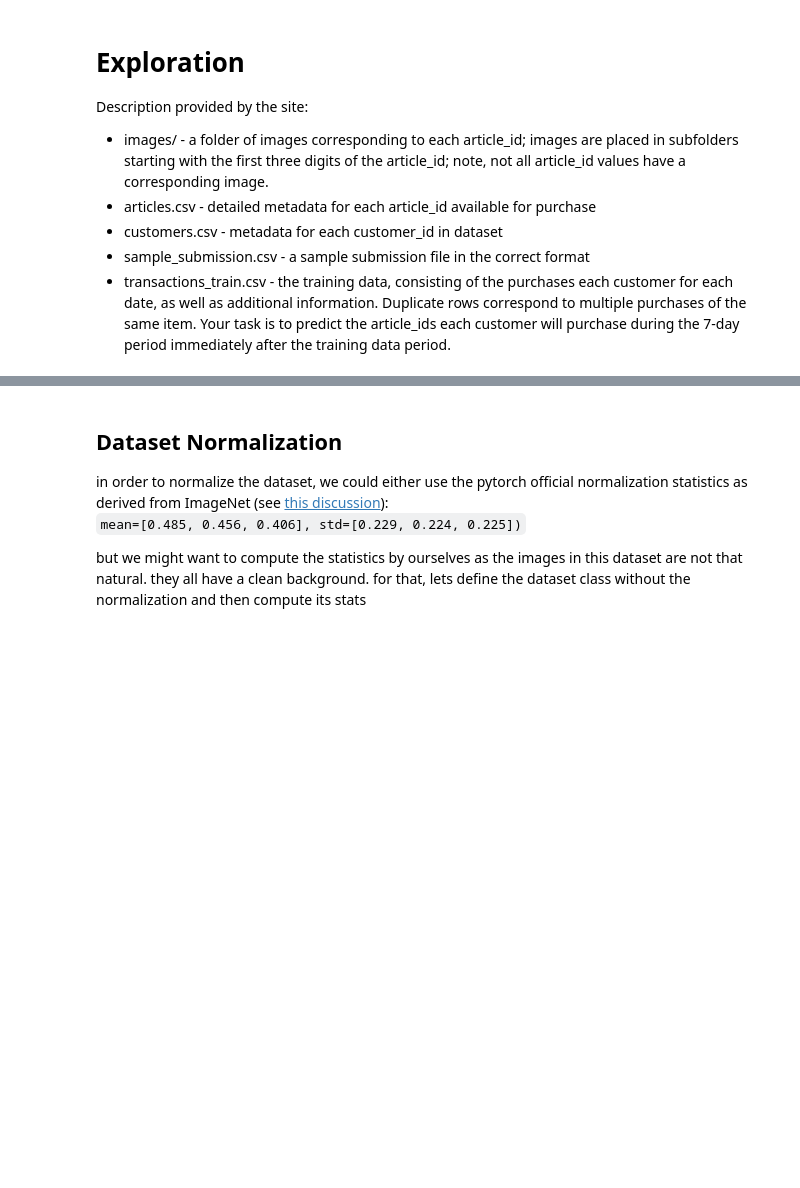
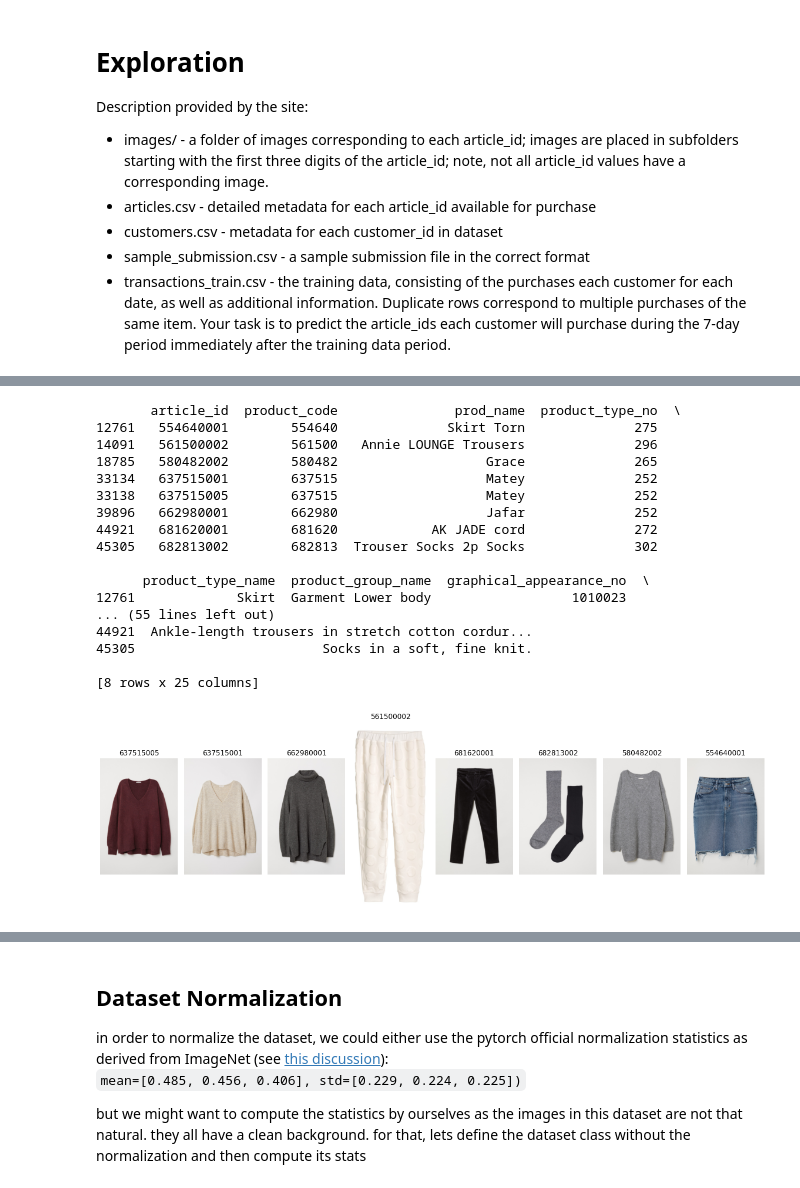
Before and after one commit to guyk1971/PyTorch-VAE, a Jupyter notebook: datasets/h_and_m.ipynb, the cells around one changed output, grey strips where cells are left out. Saved outputs shown, nothing was run; the diff lists cells and outputs as text; code cells hidden in the pictures; blank space fills up the shorter version.

```diff
--- a/datasets/h_and_m.ipynb
+++ b/datasets/h_and_m.ipynb
@@ -123,0 +438,21 @@ trdf.head()
+# %%
+get_imgs_by_aid(day2_arts)
+# %% [output]
+       article_id  product_code               prod_name  product_type_no  \
+12761   554640001        554640              Skirt Torn              275
+14091   561500002        561500   Annie LOUNGE Trousers              296
+18785   580482002        580482                   Grace              265
+33134   637515001        637515                   Matey              252
+33138   637515005        637515                   Matey              252
+39896   662980001        662980                   Jafar              252
+44921   681620001        681620            AK JADE cord              272
+45305   682813002        682813  Trouser Socks 2p Socks              302
+
+      product_type_name  product_group_name  graphical_appearance_no  \
+12761             Skirt  Garment Lower body                  1010023
+... (55 lines left out)
+44921  Ankle-length trousers in stretch cotton cordur...
+45305                        Socks in a soft, fine knit.
+
+[8 rows x 25 columns]
+[figure, added]
```
Also changed, not shown: parts of 119 cells of this notebook, 1 other file.
